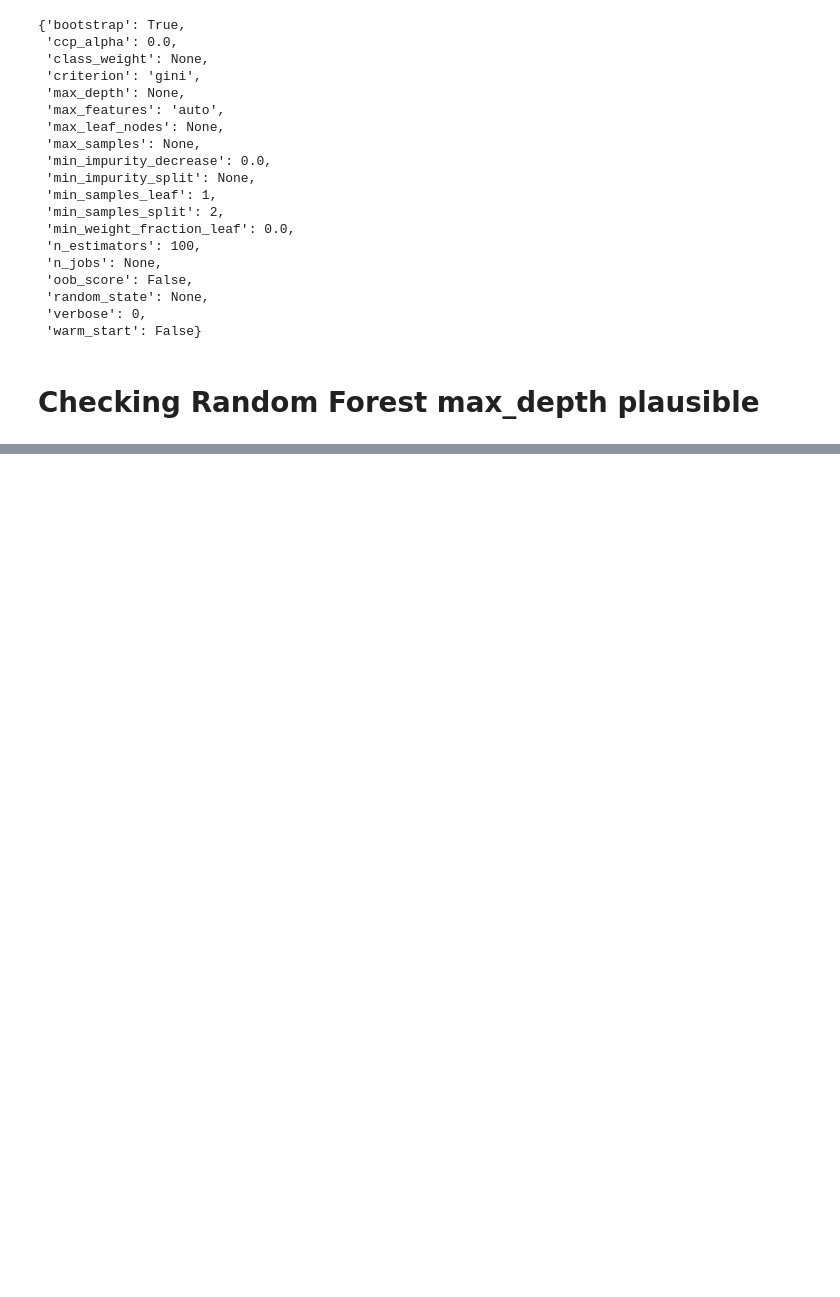
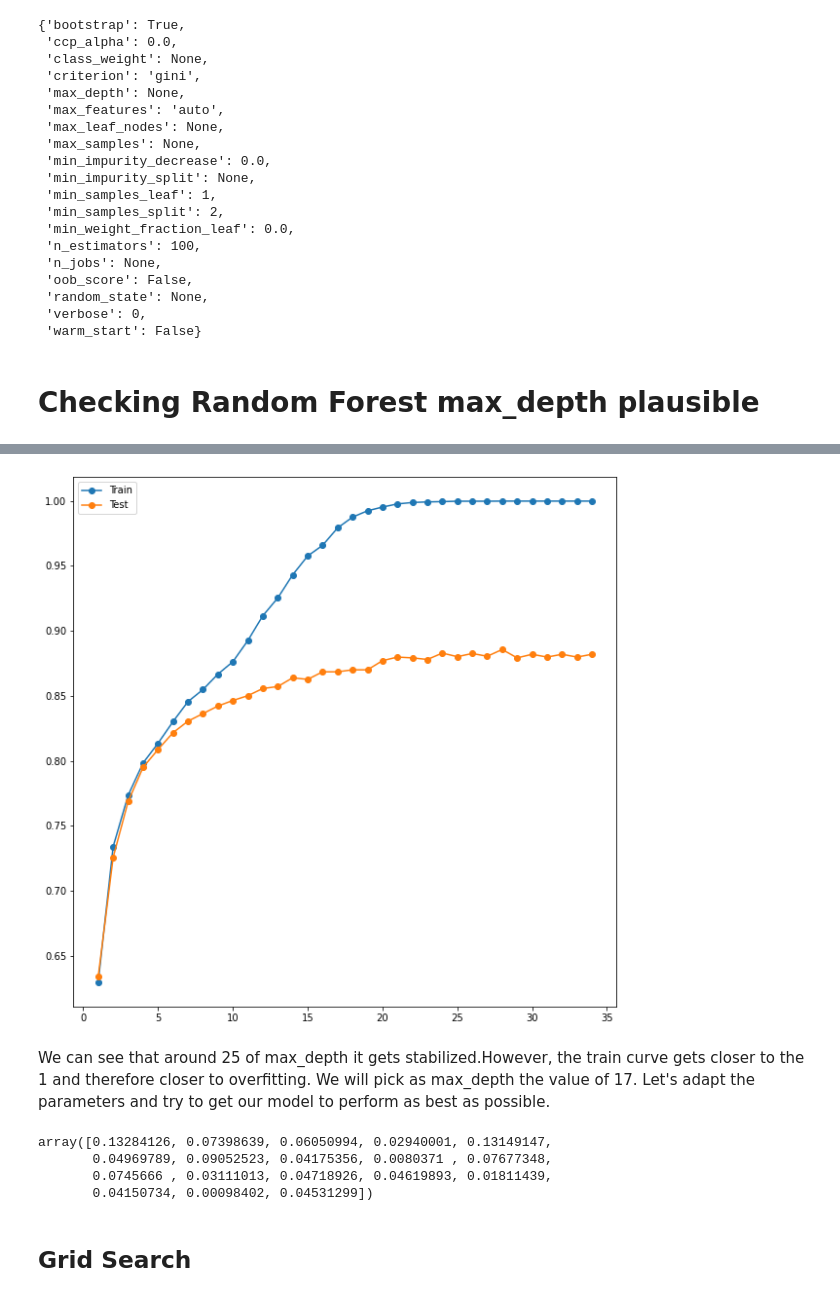
Before and after one commit to ironhack-bcn-data-june-2020/project-ml-onlineshop, a Jupyter notebook: RandomForestmodel.ipynb, the cells around one changed output, grey strips where cells are left out. Cells and saved outputs as stored; diff of their text form; code cells hidden in the pictures; blank space fills up the shorter version.

```diff
--- a/RandomForestmodel.ipynb
+++ b/RandomForestmodel.ipynb
@@ -164,0 +432,2 @@ param_grid = {
+# %%
+X_train, X_test, y_train, y_test = train_test_split(X_PCA_0, y_PCA_0, test_size=0.2)
@@ -164,0 +436,2 @@ param_grid = {
+# %%
+model.fit(X_train, np.ravel(y_train)).score(X_train, np.ravel(y_train)) #adding np.ravel to avoid 1d error
@@ -164,0 +440,2 @@ param_grid = {
+# %%
+model.fit(X_train, np.ravel(y_train)).score(X_test, np.ravel(y_test))
@@ -164,0 +470,27 @@ param_grid = {
+# %%
+# define lists to collect scores
+train_scores, test_scores = list(), list()
+
+# define the tree depths to evaluate
+values = [i for i in range(1, 35)]
+
+# evaluate a decision tree for each depth
+for i in values:
+    # configure the model
+    model = RandomForestClassifier(max_depth=i)
+
+    # fit model on the training dataset
+    model.fit(X_train, np.ravel(y_train))
+
+    # evaluate on the train dataset
+    train_yhat = model.predict(X_train)
+    train_acc = accuracy_score(np.ravel(y_train), train_yhat)
+    train_scores.append(train_acc)
+
+    # evaluate on the test dataset
+    test_yhat = model.predict(X_test)
+    test_acc = accuracy_score(np.ravel(y_test), test_yhat)
+    test_scores.append(test_acc)
+
+    # summarize progress
+    print('>%d, train: %.3f, test: %.3f' % (i, train_acc, test_acc))
@@ -164,0 +515,19 @@ param_grid = {
+# %%
+# plot of train and test scores vs tree depth
+plt.plot(values, train_scores, '-o', label='Train')
+plt.plot(values, test_scores, '-o', label='Test')
+plt.legend()
+plt.show()
+# %% [output]
+[figure, added]
+# %% [markdown]
+We can see that around 25 of max_depth it gets stabilized.However, the train curve gets closer to the 1 and therefore closer to overfitting. We will pick as max_depth the value of 17. Let's adapt the parameters and try to get our model to perform as best as possible.
+# %%
+model.feature_importances_
+# %% [output]
+array([0.13284126, 0.07398639, 0.06050994, 0.02940001, 0.13149147,
+       0.04969789, 0.09052523, 0.04175356, 0.0080371 , 0.07677348,
+       0.0745666 , 0.03111013, 0.04718926, 0.04619893, 0.01811439,
+       0.04150734, 0.00098402, 0.04531299])
+# %% [markdown]
+## Grid Search
```
Also changed, not shown: parts of 72 cells of this notebook, 1 other file.
